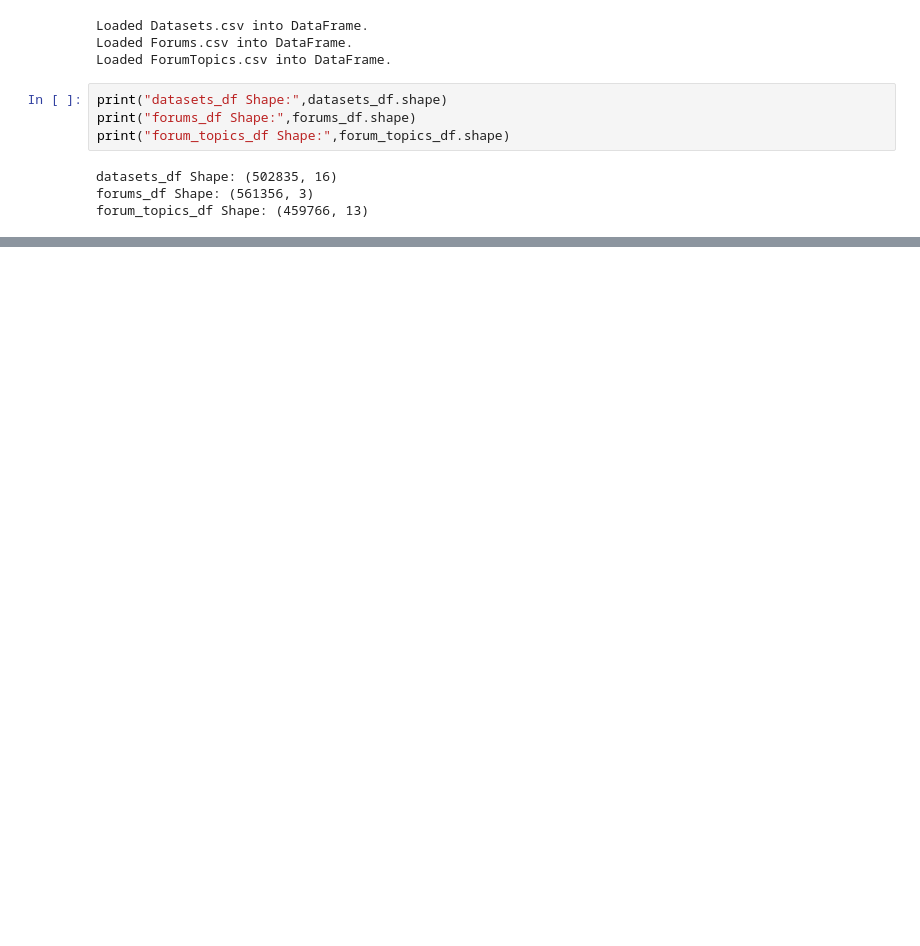
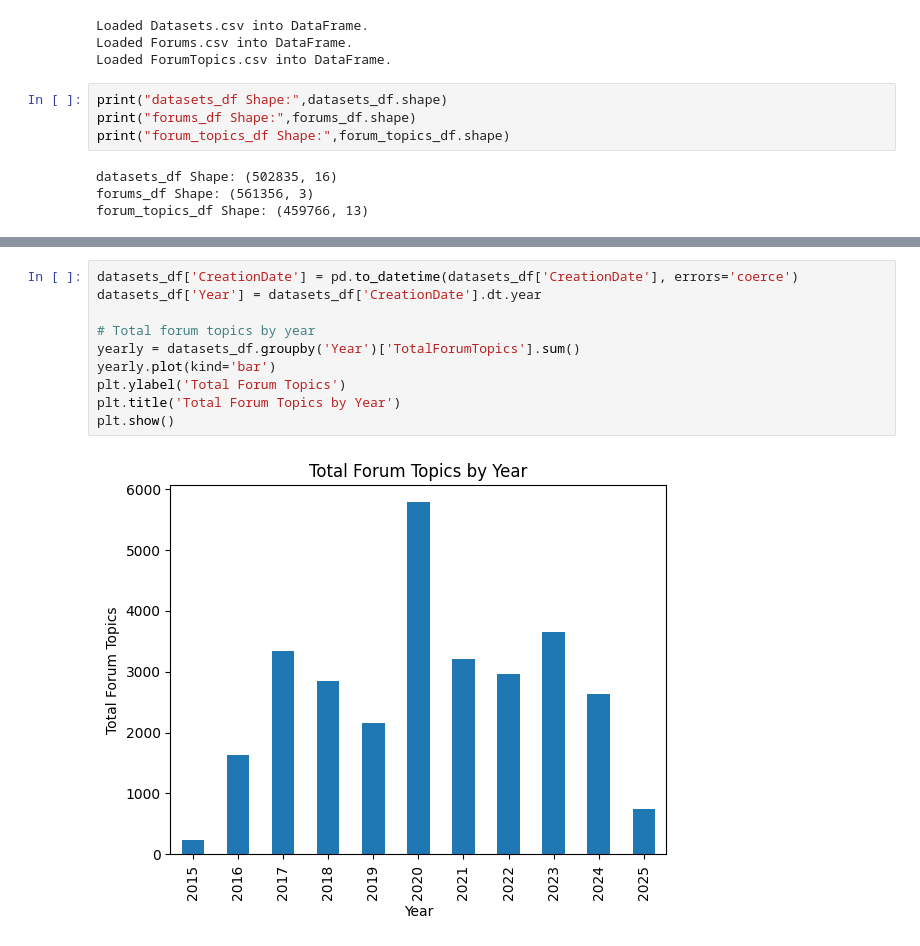
Before and after one commit to faseeh-quraishi/KaggleDatasetsEngagementPrediction-MetaKaggleHackathon, a Jupyter notebook: meta-kaggle-competition.ipynb, the cells around one changed output, grey strips where cells are left out. Drawn from its saved outputs; the diff is of its cells as text; blank space fills up the shorter version.

```diff
--- a/meta-kaggle-competition.ipynb
+++ b/meta-kaggle-competition.ipynb
@@ -69,0 +203,12 @@ datasets_df.head(15)
+# %%
+datasets_df['CreationDate'] = pd.to_datetime(datasets_df['CreationDate'], errors='coerce')
+datasets_df['Year'] = datasets_df['CreationDate'].dt.year
+
+# Total forum topics by year
+yearly = datasets_df.groupby('Year')['TotalForumTopics'].sum()
+yearly.plot(kind='bar')
+plt.ylabel('Total Forum Topics')
+plt.title('Total Forum Topics by Year')
+plt.show()
+# %% [output]
+[figure, added]
```
Also changed, not shown: parts of 10 cells of this notebook.
